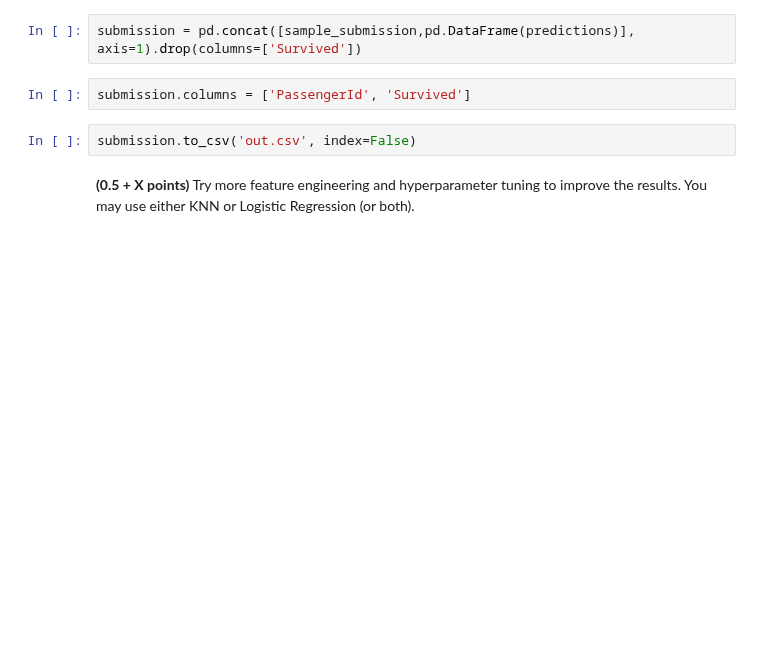
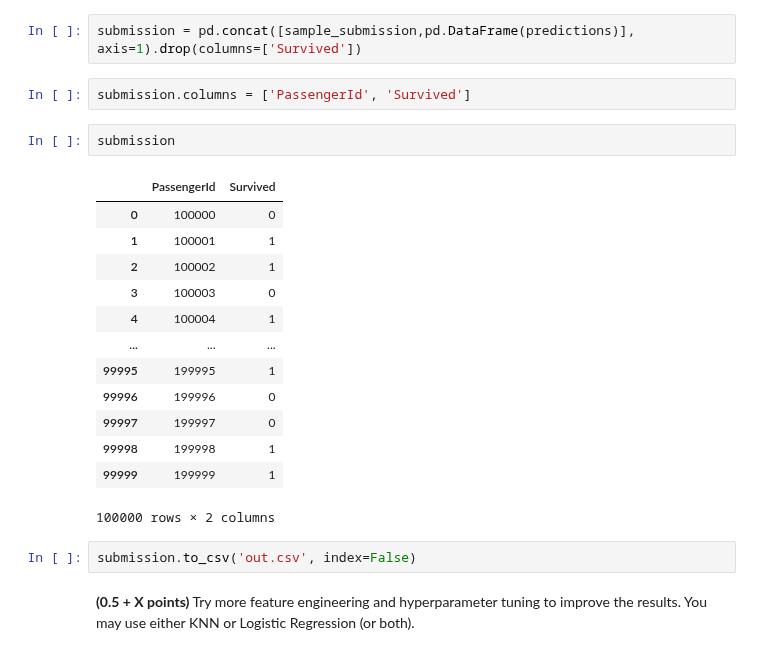
Before and after one commit to tshura/ml-intro-tasks, a Jupyter notebook: 5_classification_linear_knn/hw_classification.ipynb, the cells around one changed output. Saved outputs shown, nothing was run; the diff lists cells and outputs as text; blank space fills up the shorter version.

```diff
--- a/5_classification_linear_knn/hw_classification.ipynb
+++ b/5_classification_linear_knn/hw_classification.ipynb
@@ -831,6 +829,22 @@ array([0, 1, 1, ..., 0, 1, 1], dtype=int64)
 submission = pd.concat([sample_submission,pd.DataFrame(predictions)], axis=1).drop(columns=['Survived'])
 # %%
 submission.columns = ['PassengerId', 'Survived']
+# %%
+submission
+# %% [output]
+|  | PassengerId | Survived |
+| 0 | 100000 | 0 |
+| 1 | 100001 | 1 |
+| 2 | 100002 | 1 |
+| 3 | 100003 | 0 |
+| 4 | 100004 | 1 |
+| ... | ... | ... |
+| 99995 | 199995 | 1 |
+| 99996 | 199996 | 0 |
+| 99997 | 199997 | 0 |
+| 99998 | 199998 | 1 |
+| 99999 | 199999 | 1 |
+100000 rows × 2 columns
 # %%
 submission.to_csv('out.csv', index=False)
 # %% [markdown]
```
Also changed, not shown: parts of 7 cells of this notebook.
